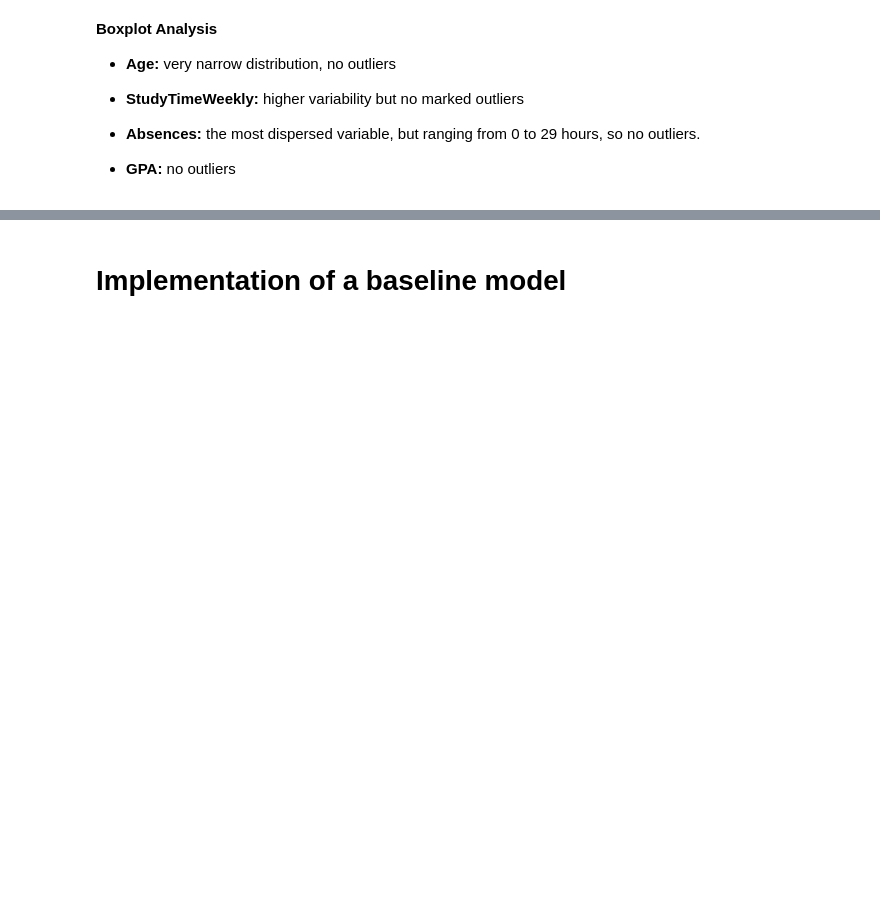
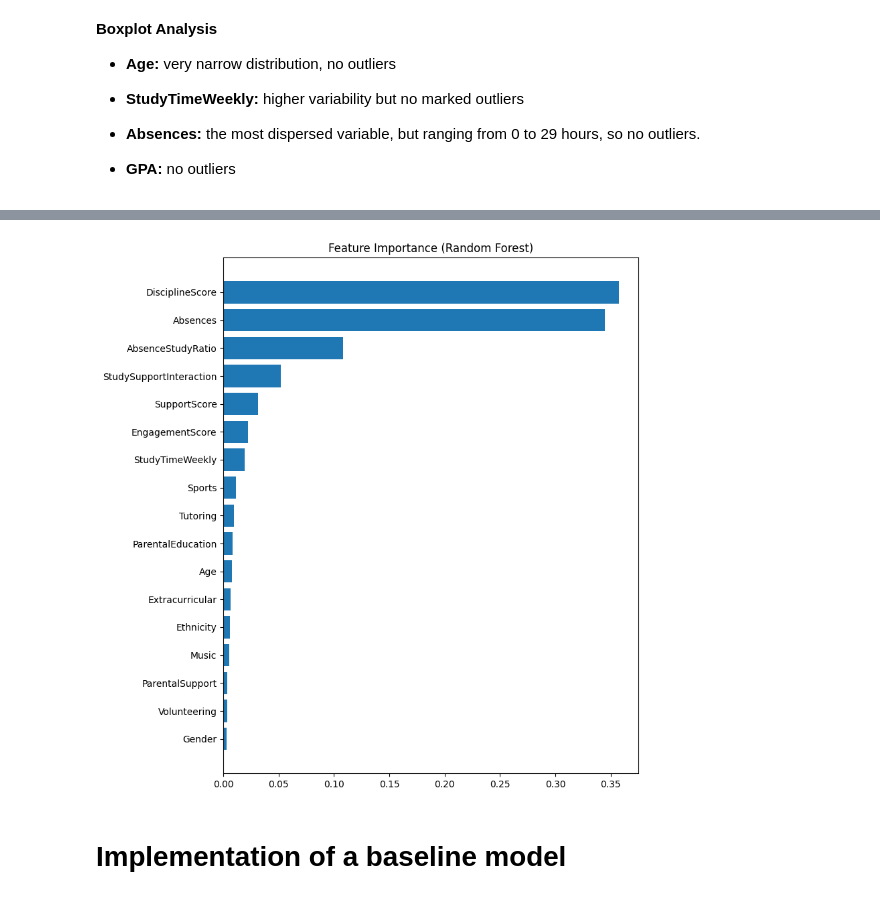
Before and after one commit to lilian95520/ML-Predicting-high-school-student-performance, a Jupyter notebook: Projet_ML_version2.ipynb, the cells around one changed output, grey strips where cells are left out. Saved outputs shown, nothing was run; the diff lists cells and outputs as text; code cells hidden in the pictures; blank space fills up the shorter version.

```diff
--- a/Projet_ML_version2.ipynb
+++ b/Projet_ML_version2.ipynb
@@ -556,0 +583,37 @@ plt.show()
+# %%
+df["SupportScore"] = df["ParentalSupport"] + df["Tutoring"]
+# %%
+df["EngagementScore"] = (
+    df["StudyTimeWeekly"]
+    + df["Extracurricular"]
+    + df["Sports"]
+    + df["Music"]
+    + df["Volunteering"]
+)
+# %%
+# Séparer X et y
+X = df.drop(columns=["GPA","GradeClass"])   # <-- mettre ta variable cible ici
+y = df["GradeClass"]
+
+# Train-test split
+from sklearn.model_selection import train_test_split
+X_train, X_test, y_train, y_test = train_test_split(X, y, test_size=0.2, random_state=42)
+
+# Modèle Random Forest
+from sklearn.ensemble import RandomForestRegressor
+
+rf = RandomForestRegressor(n_estimators=300, random_state=42)
+rf.fit(X_train, y_train)
+
+# Importance des variables
+importances = rf.feature_importances_
+features = X.columns
+
+# On met dans un dataframe
+import pandas as pd
+fi = pd.DataFrame({
+    "Feature": features,
+    "Importance": importances
+}).sort_values(by="Importance", ascending=False)
+
+fi
@@ -557,3 +639,13 @@ plt.show()
+# %%
+import matplotlib.pyplot as plt
+
+plt.figure(figsize=(8, 10))
+plt.barh(fi["Feature"], fi["Importance"])
+plt.gca().invert_yaxis()
+plt.title("Feature Importance (Random Forest)")
+plt.show()
+# %% [output]
+[figure, added]
 # %% [markdown]
 # Implementation of a baseline model
 # %%
```
Also changed, not shown: parts of 12 cells of this notebook.
